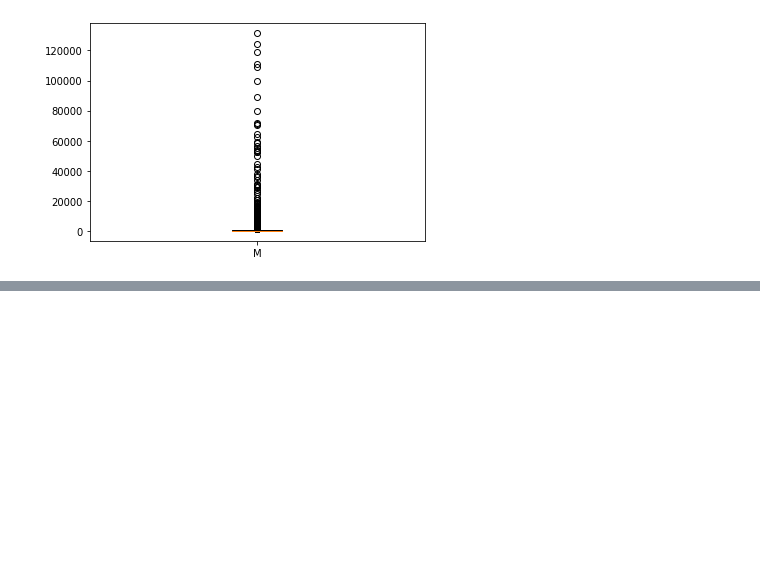
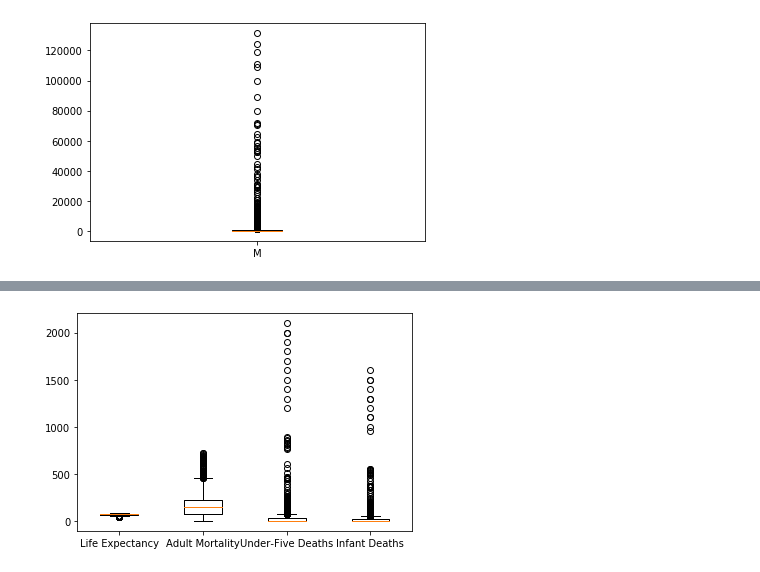
Before and after one commit to DarleneKo/life-expectancy-rates, a Jupyter notebook: master_data_cleaning.ipynb, the cells around one changed output, grey strips where cells are left out. Saved outputs shown, nothing was run; the diff lists cells and outputs as text; code cells hidden in the pictures; blank space fills up the shorter version.

```diff
--- a/master_data_cleaning.ipynb
+++ b/master_data_cleaning.ipynb
@@ -51,0 +73,13 @@ plt.show()
+# %%
+#Boxplots for Life expectancies/death rates
+life_expectancy = df1['Life Expectancy']
+adult_mortality = df1['Adult Mortality']
+under_five_deaths = df1['Under-Five Deaths']
+infant_deaths = df1['Infant Deaths']
+
+fig1, ax1 = plt.subplots()
+ax1.boxplot([life_expectancy, adult_mortality, under_five_deaths, infant_deaths])
+plt.xticks([1, 2, 3, 4], ['Life Expectancy', 'Adult Mortality', 'Under-Five Deaths', 'Infant Deaths'])
+plt.show()
+# %% [output]
+[figure, added]
```
Also changed, not shown: parts of 3 cells of this notebook.
